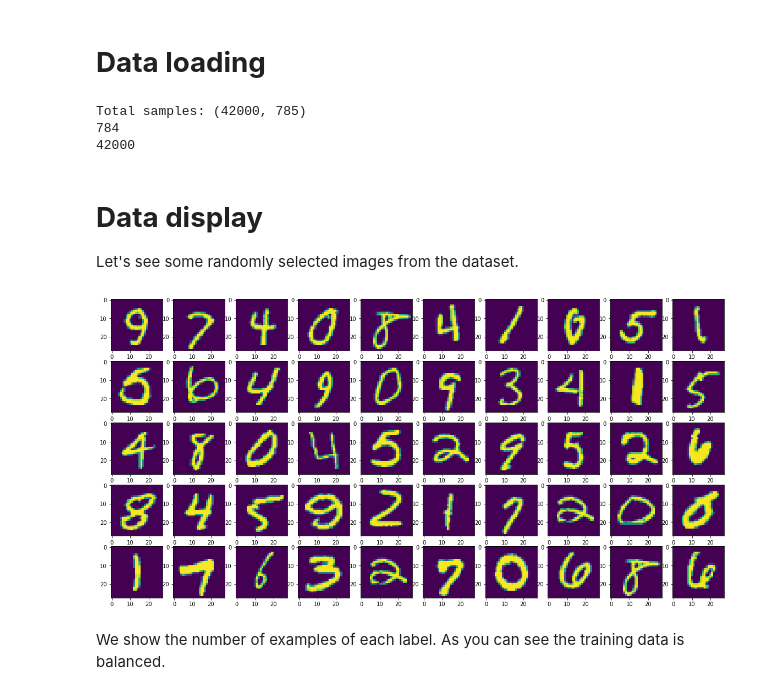
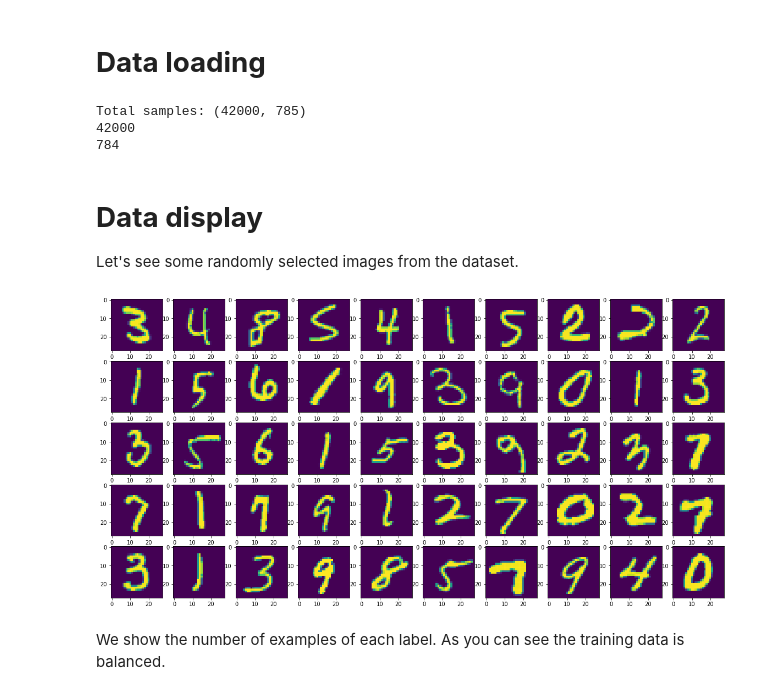
Before and after one commit to Ruddy9501/Digit-Recognizer, a Jupyter notebook: digit_recognizer.ipynb, the cells around one changed output. Saved outputs shown, nothing was run; the diff lists cells and outputs as text; code cells hidden in the pictures.

```diff
--- a/digit_recognizer.ipynb
+++ b/digit_recognizer.ipynb
@@ -14,17 +14,17 @@ from tensorflow.keras.utils import to_categorical
 # %%
 test = np.genfromtxt('data/train.csv', delimiter = ',', skip_header = 1)
 print("Total samples:", test.shape)
-X = test[:, 1:].T
+X = test[:, 1:]
 Y = test[:, 0]
+n = X.shape[0]
 m = X.shape[1]
-n = X.shape[0]
 
 print (n)
 print (m)
 # %% [output]
 Total samples: (42000, 785)
+42000
 784
-42000
 # %% [markdown]
 # **Data display**
 
@@ -32,12 +32,12 @@ Let's see some randomly selected images from the dataset.
 # %%
 index = np.random.randint(0, n, 50)
 plt.figure(figsize = (20, 10))
 for i, idx in enumerate(index):
     plt.subplot(5, 10, i+1)
-    plt.imshow(np.reshape(X[:,idx], ((28, 28))))
+    plt.imshow(np.reshape(X[idx,:], ((28, 28))))
 plt.show()
 # %% [output]
-[figure, old version]
+[figure, new version]
 # %% [markdown]
 We show the number of examples of each label. As you can see the training data is balanced.
 # %%
```
Also changed, not shown: parts of 3 cells of this notebook.
